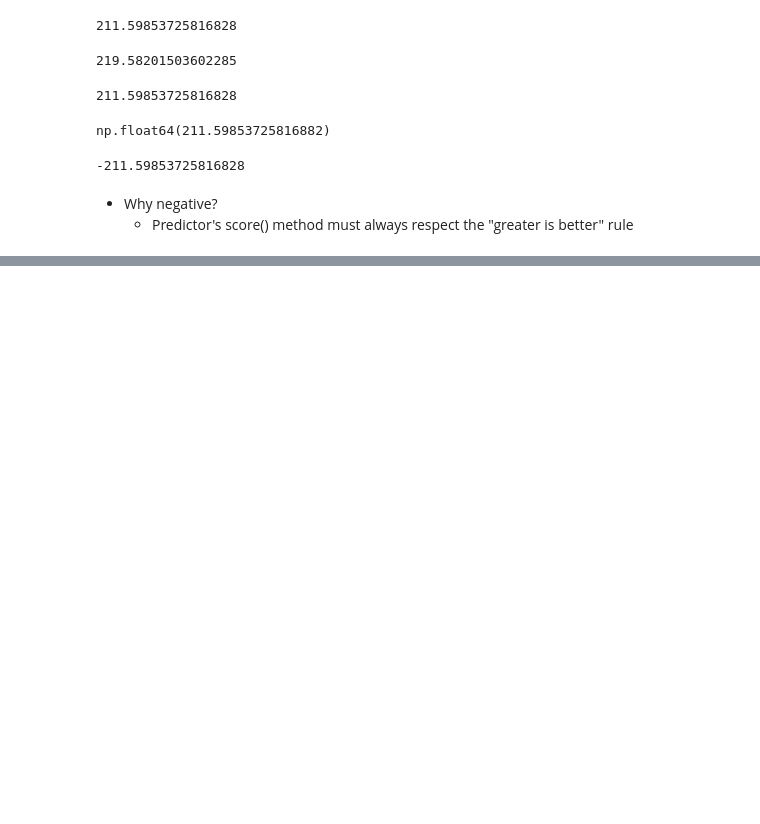
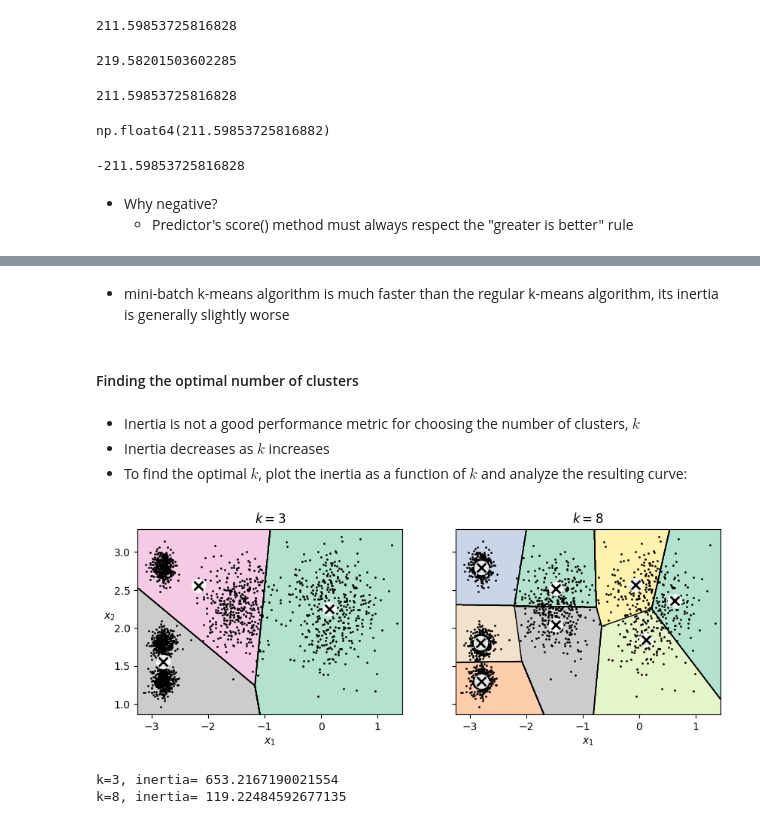
Before and after one commit to KANGWEII/hands_on_ml, a Jupyter notebook: Chapter09/unsupervised_learning_techniques.ipynb, the cells around one changed output, grey strips where cells are left out. Cells and saved outputs as stored; diff of their text form; code cells hidden in the pictures; blank space fills up the shorter version.

```diff
--- a/Chapter09/unsupervised_learning_techniques.ipynb
+++ b/Chapter09/unsupervised_learning_techniques.ipynb
@@ -307,0 +322,5 @@ kmeans.score(X)
+# %%
+from sklearn.cluster import MiniBatchKMeans
+
+minibatch_kmeans = MiniBatchKMeans(n_clusters=5, random_state=42)
+minibatch_kmeans.fit(X)
@@ -307,0 +397,23 @@ kmeans.score(X)
+# %% [markdown]
+- mini-batch k-means algorithm is much faster than the regular k-means algorithm, its inertia is generally slightly worse
+# %% [markdown]
+#### Finding the optimal number of clusters
+# %% [markdown]
+- Inertia is not a good performance metric for choosing the number of clusters, $k$
+- Inertia decreases as $k$ increases
+- To find the optimal $k$, plot the inertia as a function of $k$
+ and analyze the resulting curve:
+# %%
+kmeans_k3 = KMeans(n_clusters=3, n_init=10, random_state=42)
+kmeans_k8 = KMeans(n_clusters=8, n_init=10, random_state=42)
+
+plot_clusterer_comparison(kmeans_k3, kmeans_k8, X, "$k=3$", "$k=8$")
+plt.show()
+# %% [output]
+[figure, added]
+# %%
+print("k=3, inertia=", kmeans_k3.inertia_)
+print("k=8, inertia=", kmeans_k8.inertia_)
+# %% [output]
+k=3, inertia= 653.2167190021554
+k=8, inertia= 119.22484592677135
```
Also changed, not shown: parts of 25 cells of this notebook.
